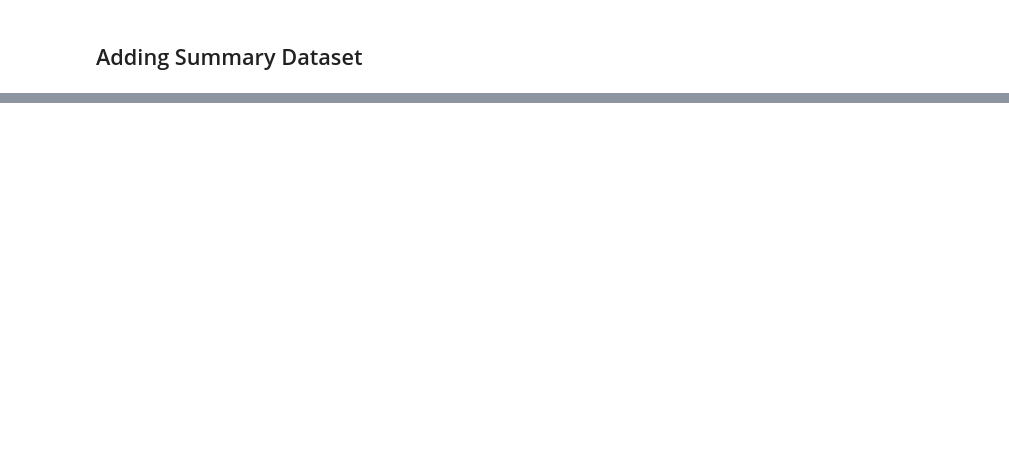
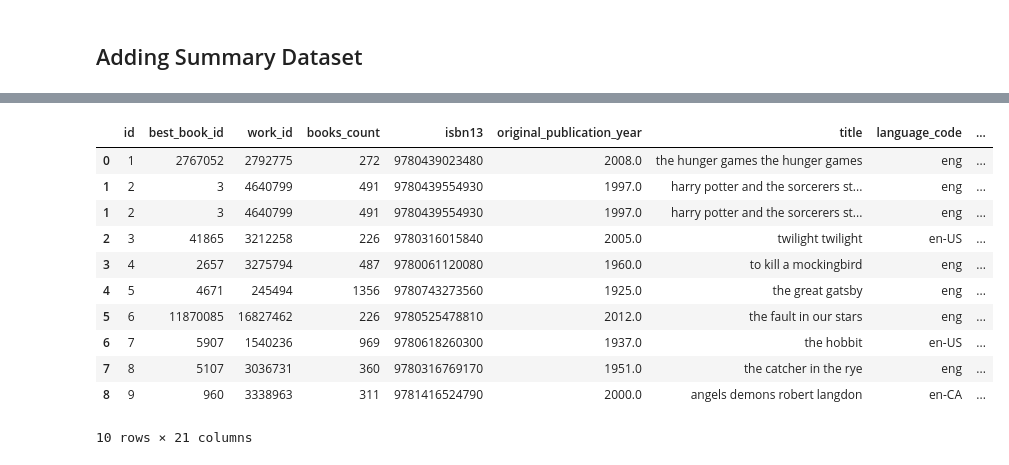
Before and after one commit to ChetanNain/CMPE-255, a Jupyter notebook: data_preprocessing/data_preprocessing_chetan_nain.ipynb, the cells around one changed output, grey strips where cells are left out. Cells and saved outputs as stored; diff of their text form; code cells hidden in the pictures; blank space fills up the shorter version.

```diff
--- a/data_preprocessing/data_preprocessing_chetan_nain.ipynb
+++ b/data_preprocessing/data_preprocessing_chetan_nain.ipynb
@@ -481,0 +516,7 @@ nbformat.reader.NotJSONError: Notebook does not appear to be JSON: '{\n "cells":
+# %%
+def clean_summary(text):
+    text = re.sub("\'", "", text)
+    text = re.sub("[^a-zA-Z]"," ",text)
+    text = ' '.join(text.split())
+    text = text.lower()
+    return text
@@ -481,0 +591,21 @@ nbformat.reader.NotJSONError: Notebook does not appear to be JSON: '{\n "cells":
+# %%
+books_data['summary']=''
+# %%
+dummy_data=books_data.head(10)
+# %%
+# split = dummy_data['isbn13'].str.split(',', 1, expand=True)
+dummy_data['isbn13'] = dummy_data['isbn13'].astype(int)
+dummy_data
+# %% [output]
+|  | id | best_book_id | work_id | books_count | isbn13 | original_publication_year | title | language_code | ... |
+| 0 | 1 | 2767052 | 2792775 | 272 | 9780439023480 | 2008.0 | the hunger games the hunger games | eng | ... |
+| 1 | 2 | 3 | 4640799 | 491 | 9780439554930 | 1997.0 | harry potter and the sorcerers st... | eng | ... |
+| 1 | 2 | 3 | 4640799 | 491 | 9780439554930 | 1997.0 | harry potter and the sorcerers st... | eng | ... |
+| 2 | 3 | 41865 | 3212258 | 226 | 9780316015840 | 2005.0 | twilight twilight | en-US | ... |
+| 3 | 4 | 2657 | 3275794 | 487 | 9780061120080 | 1960.0 | to kill a mockingbird | eng | ... |
+| 4 | 5 | 4671 | 245494 | 1356 | 9780743273560 | 1925.0 | the great gatsby | eng | ... |
+| 5 | 6 | 11870085 | 16827462 | 226 | 9780525478810 | 2012.0 | the fault in our stars | eng | ... |
+| 6 | 7 | 5907 | 1540236 | 969 | 9780618260300 | 1937.0 | the hobbit | en-US | ... |
+| 7 | 8 | 5107 | 3036731 | 360 | 9780316769170 | 1951.0 | the catcher in the rye | eng | ... |
+| 8 | 9 | 960 | 3338963 | 311 | 9781416524790 | 2000.0 | angels demons robert langdon | en-CA | ... |
+10 rows × 21 columns
```
Also changed, not shown: parts of 35 cells of this notebook, 2 other files.
